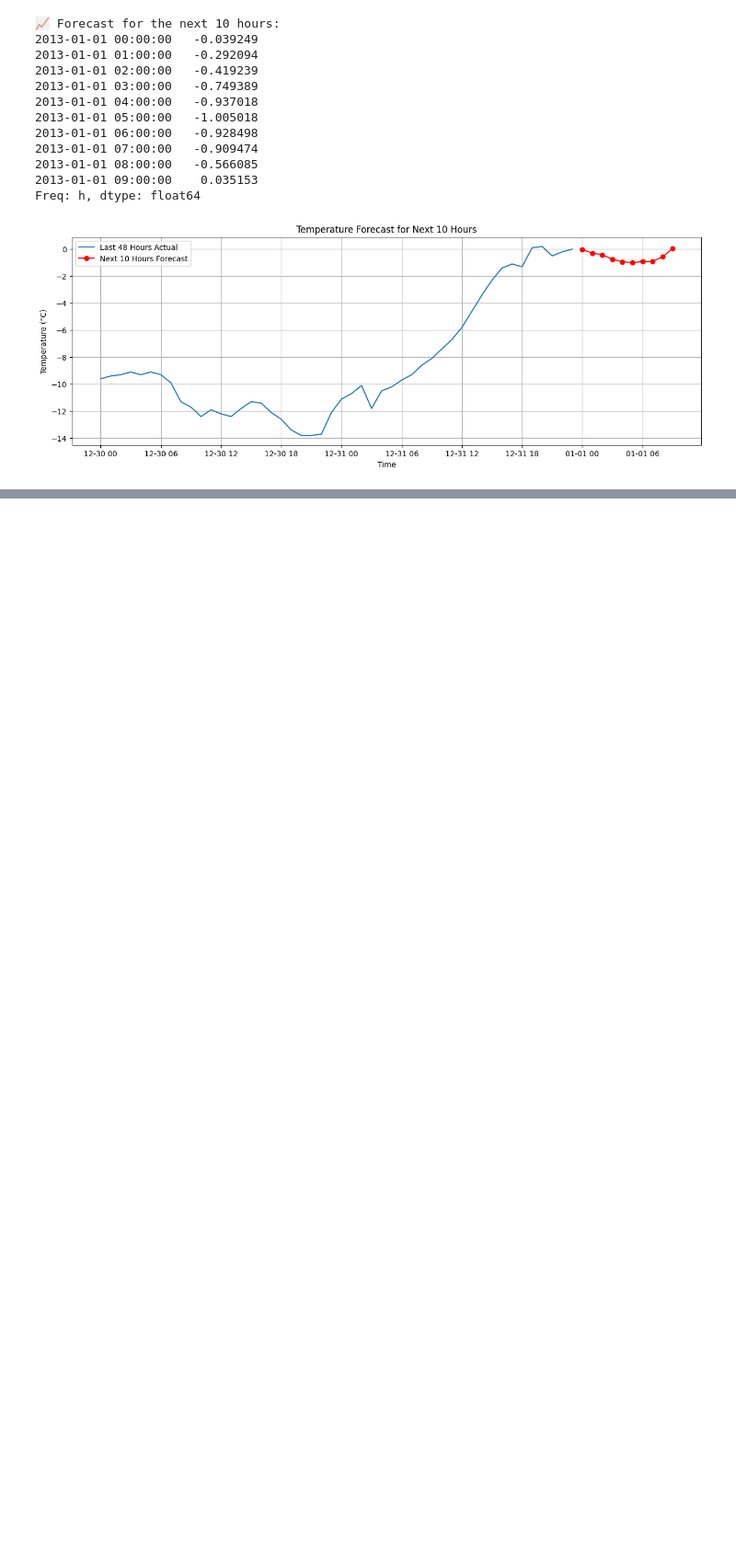
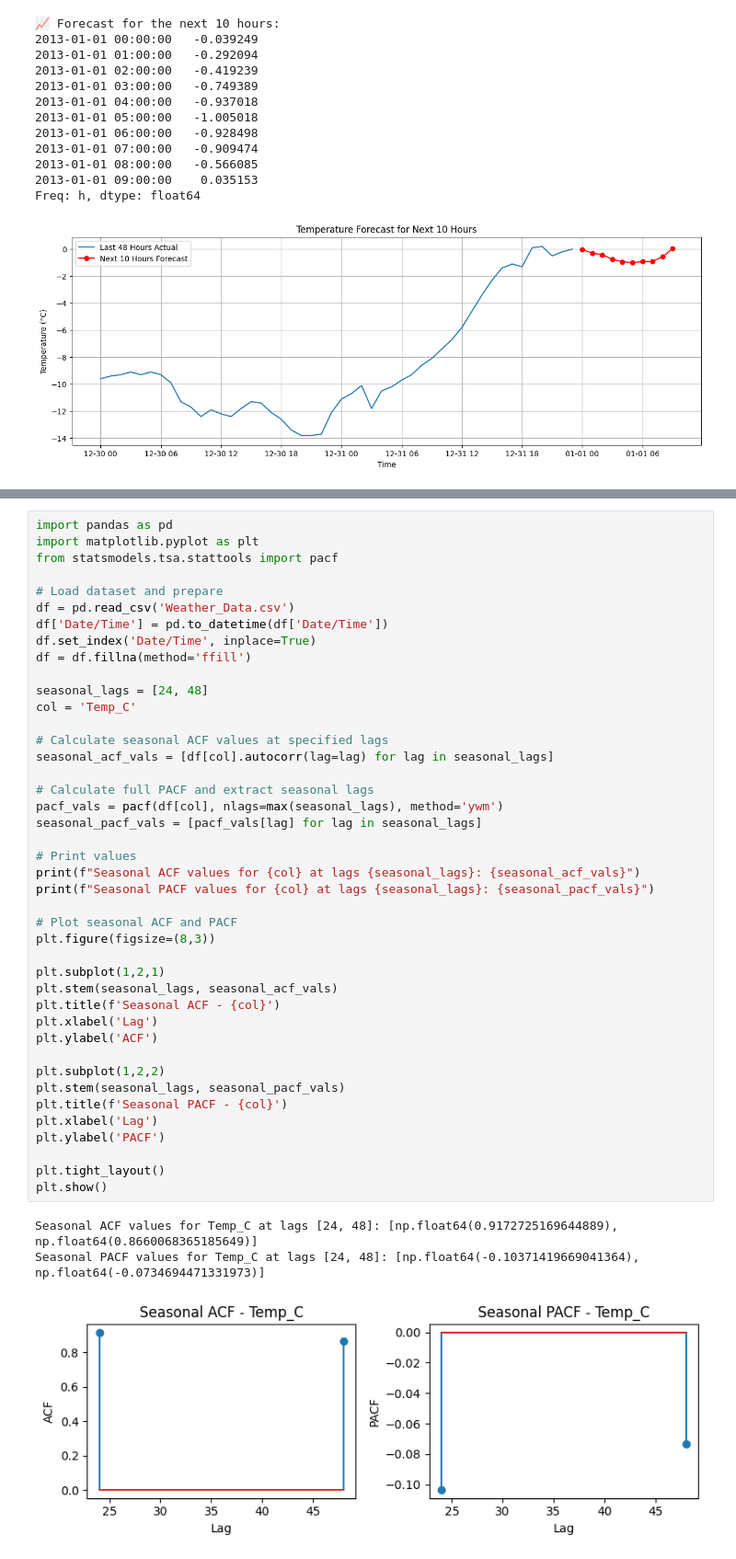
Before and after one commit to Visa110804/Time-series-forecasting, a Jupyter notebook: Time_series_forrecast.ipynb, the cells around one changed output, grey strips where cells are left out. Shown at 92% size. Saved outputs shown, nothing was run; the diff lists cells and outputs as text; blank space fills up the shorter version.

```diff
--- a/Time_series_forrecast.ipynb
+++ b/Time_series_forrecast.ipynb
@@ -437,0 +248,46 @@ plt.show()
+# %%
+import pandas as pd
+import matplotlib.pyplot as plt
+from statsmodels.tsa.stattools import pacf
+
+# Load dataset and prepare
+df = pd.read_csv('Weather_Data.csv')
+df['Date/Time'] = pd.to_datetime(df['Date/Time'])
+df.set_index('Date/Time', inplace=True)
+df = df.fillna(method='ffill')
+
+seasonal_lags = [24, 48]
+col = 'Temp_C'
+
+# Calculate seasonal ACF values at specified lags
+seasonal_acf_vals = [df[col].autocorr(lag=lag) for lag in seasonal_lags]
+
+# Calculate full PACF and extract seasonal lags
+pacf_vals = pacf(df[col], nlags=max(seasonal_lags), method='ywm')
+seasonal_pacf_vals = [pacf_vals[lag] for lag in seasonal_lags]
+
+# Print values
+print(f"Seasonal ACF values for {col} at lags {seasonal_lags}: {seasonal_acf_vals}")
+print(f"Seasonal PACF values for {col} at lags {seasonal_lags}: {seasonal_pacf_vals}")
+
+# Plot seasonal ACF and PACF
+plt.figure(figsize=(8,3))
+
+plt.subplot(1,2,1)
+plt.stem(seasonal_lags, seasonal_acf_vals)
+plt.title(f'Seasonal ACF - {col}')
+plt.xlabel('Lag')
+plt.ylabel('ACF')
+
+plt.subplot(1,2,2)
+plt.stem(seasonal_lags, seasonal_pacf_vals)
+plt.title(f'Seasonal PACF - {col}')
+plt.xlabel('Lag')
+plt.ylabel('PACF')
+
+plt.tight_layout()
+plt.show()
+# %% [output]
+Seasonal ACF values for Temp_C at lags [24, 48]: [np.float64(0.9172725169644889), np.float64(0.8660068365185649)]
+Seasonal PACF values for Temp_C at lags [24, 48]: [np.float64(-0.10371419669041364), np.float64(-0.0734694471331973)]
+[figure, added]
```
Also changed, not shown: parts of 9 cells of this notebook.
